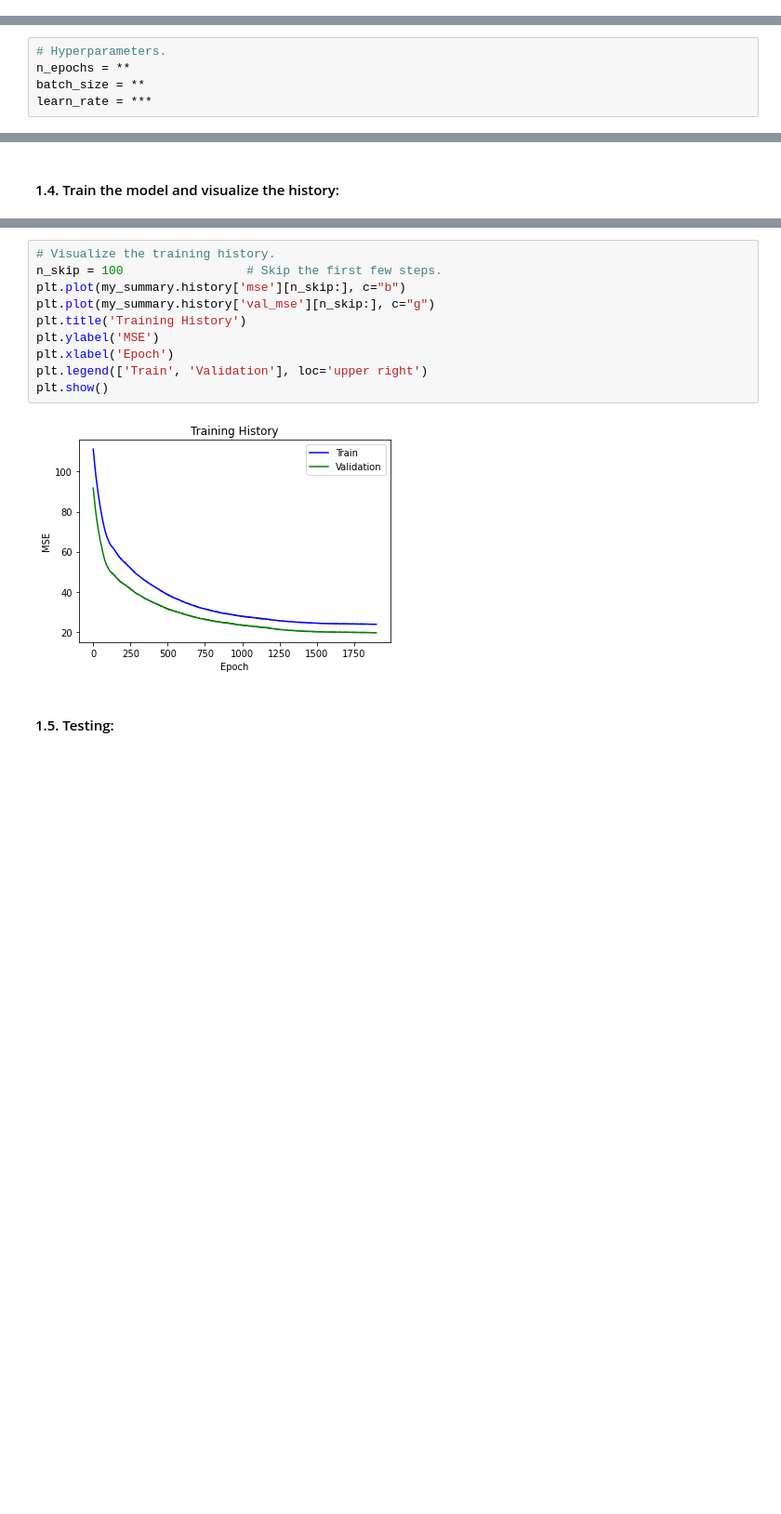
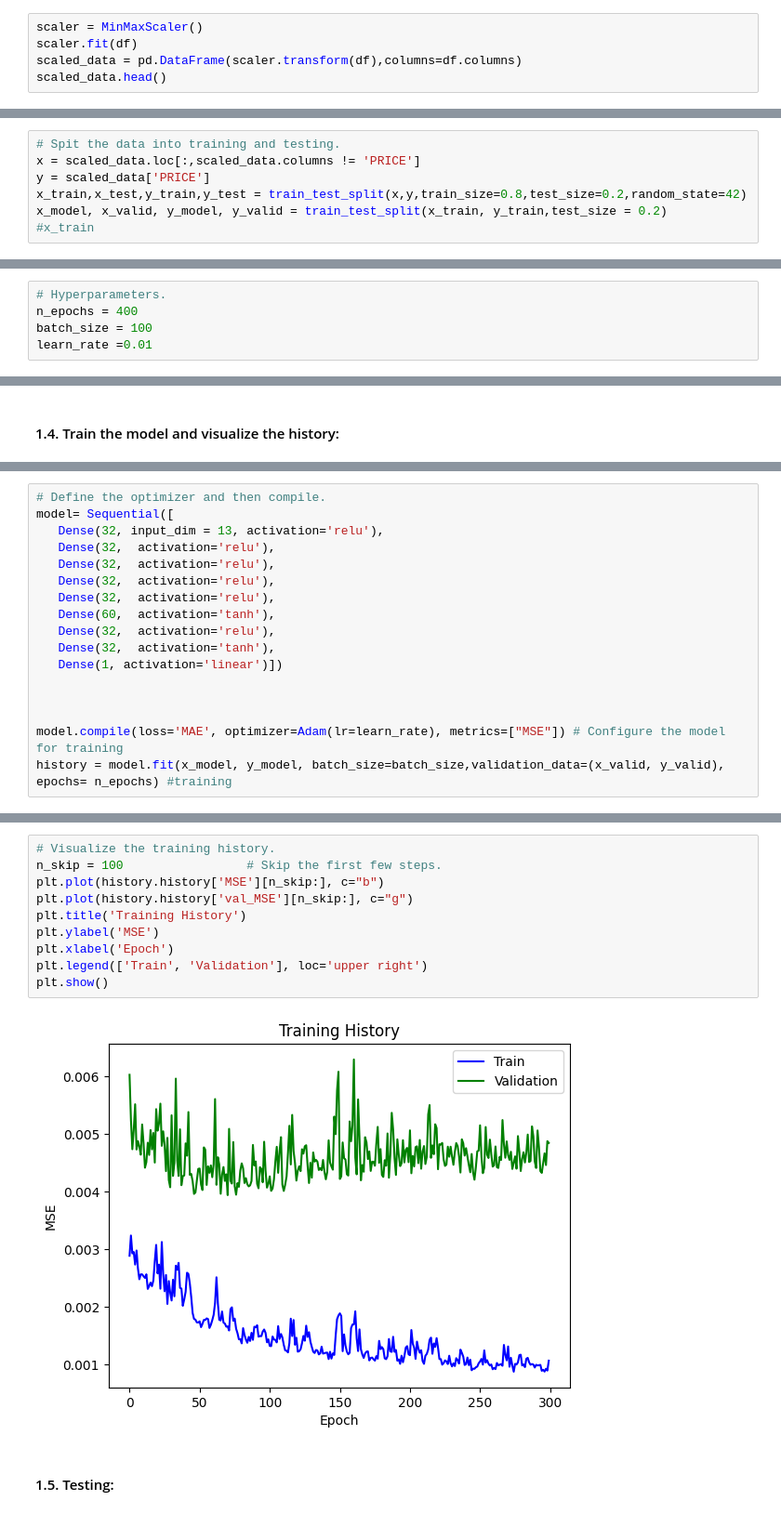
Before and after one commit to Ahmedfetni/Deep_Learning_workshop, a Jupyter notebook: DNN_workshop1.ipynb, the cells around one changed output, grey strips where cells are left out. Shown: that part at 93% size. Cells and saved outputs as stored; diff of their text form; blank space fills up the shorter version.

```diff
--- a/DNN_workshop1.ipynb
+++ b/DNN_workshop1.ipynb
@@ -22,0 +47,5 @@ df.head(5)
+# %%
+scaler = MinMaxScaler()
+scaler.fit(df)
+scaled_data = pd.DataFrame(scaler.transform(df),columns=df.columns)
+scaled_data.head()
@@ -23,3 +59,10 @@ df.head(5)
+# %%
+# Spit the data into training and testing.
+x = scaled_data.loc[:,scaled_data.columns != 'PRICE']
+y = scaled_data['PRICE']
+x_train,x_test,y_train,y_test = train_test_split(x,y,train_size=0.8,test_size=0.2,random_state=42)
+x_model, x_valid, y_model, y_valid = train_test_split(x_train, y_train,test_size = 0.2)
+#x_train
 # %% [markdown]
 #### 1.2. Define a Sequential model:
 # %%
@@ -45,6 +88,6 @@ _________________________________________________________________
 #### 1.3. Define the hyperparameters and optimizer:
 # %%
 # Hyperparameters.
-n_epochs = **
-batch_size = **
-learn_rate = ***
+n_epochs = 400
+batch_size = 100
+learn_rate =0.01
@@ -57,0 +102,17 @@ learn_rate = ***
+# %%
+# Define the optimizer and then compile.
+model= Sequential([
+   Dense(32, input_dim = 13, activation='relu'),
+   Dense(32,  activation='relu'),
+   Dense(32,  activation='relu'),
+   Dense(32,  activation='relu'),
+   Dense(32,  activation='relu'),
+   Dense(60,  activation='tanh'),
+   Dense(32,  activation='relu'),
+   Dense(32,  activation='tanh'),
+   Dense(1, activation='linear')])
+
+
+
+model.compile(loss='MAE', optimizer=Adam(lr=learn_rate), metrics=["MSE"]) # Configure the model for training
+history = model.fit(x_model, y_model, batch_size=batch_size,validation_data=(x_valid, y_valid), epochs= n_epochs) #training
@@ -62,15 +157,15 @@ dict_keys(['loss', 'mse', 'val_loss', 'val_mse'])
 # %%
 # Visualize the training history.
 n_skip = 100                 # Skip the first few steps.
-plt.plot(my_summary.history['mse'][n_skip:], c="b")
-plt.plot(my_summary.history['val_mse'][n_skip:], c="g")
+plt.plot(history.history['MSE'][n_skip:], c="b")
+plt.plot(history.history['val_MSE'][n_skip:], c="g")
 plt.title('Training History')
 plt.ylabel('MSE')
 plt.xlabel('Epoch')
 plt.legend(['Train', 'Validation'], loc='upper right')
 plt.show()
 # %% [output]
-[figure, old version]
+[figure, new version]
 # %% [markdown]
 #### 1.5. Testing:
 # %%
```
Also changed, not shown: parts of 20 cells of this notebook, 1 other file.
